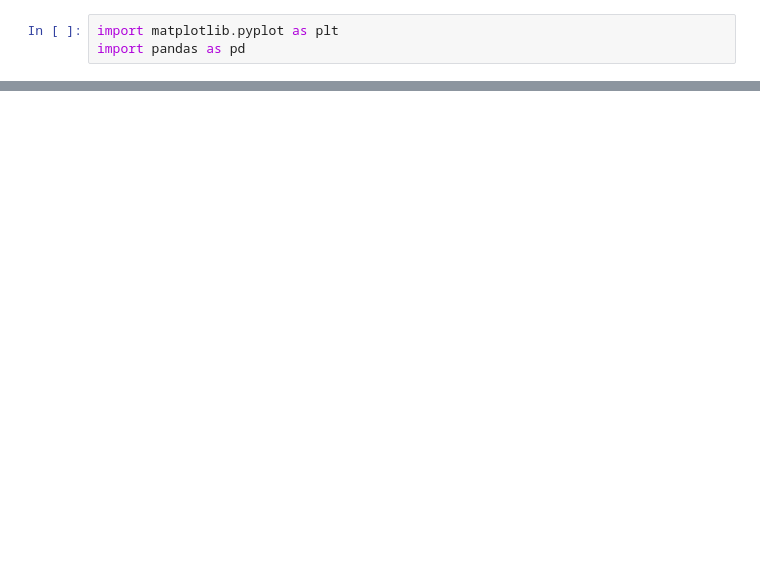
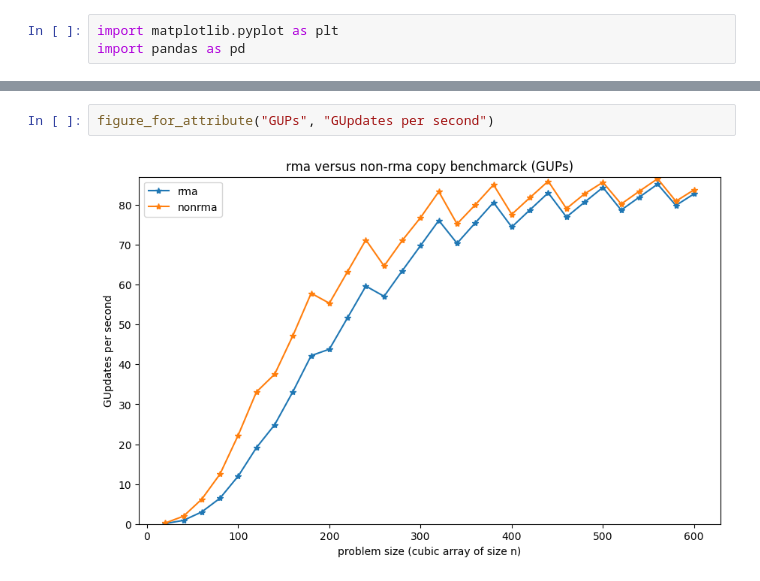
Before and after one commit to DSMishler/SANDIA-jupyterlite, a Jupyter notebook: content/cpybench_vis/cpybench_vis.ipynb, the cells around one changed output, grey strips where cells are left out. Cells and saved outputs as stored; diff of their text form; blank space fills up the shorter version.

```diff
--- a/content/cpybench_vis/cpybench_vis.ipynb
+++ b/content/cpybench_vis/cpybench_vis.ipynb
@@ -28,0 +48,4 @@ figure_for_time("time")
+# %%
+figure_for_attribute("GUPs", "GUpdates per second")
+# %% [output]
+[figure, added]
```
Also changed, not shown: parts of 6 cells of this notebook, 2 other files.
